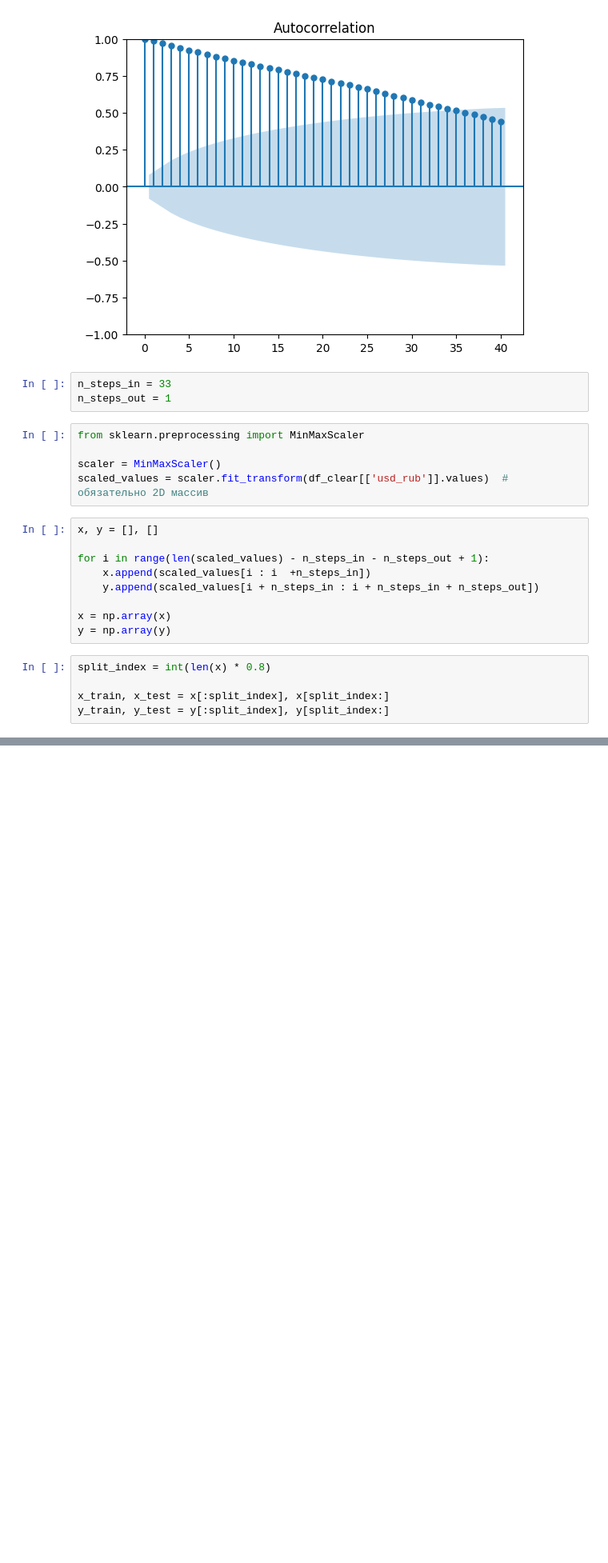
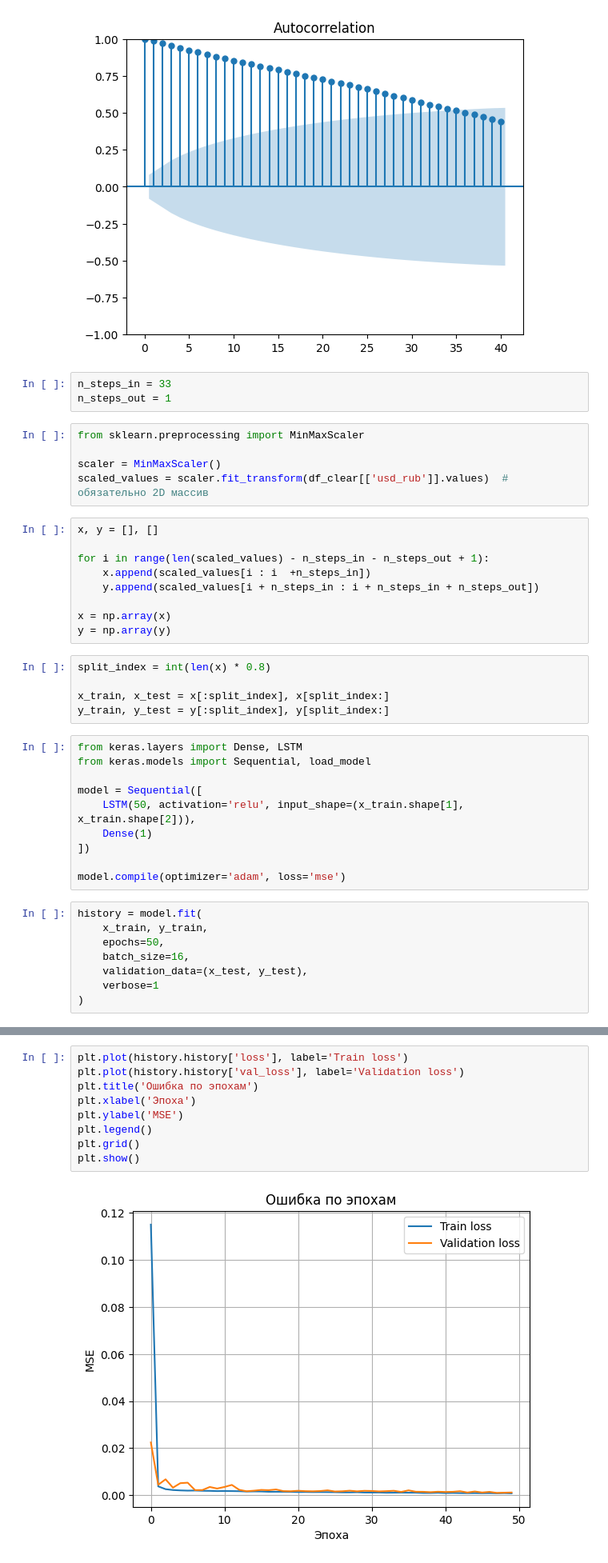
Before and after one commit to OspaNY/usd_to_rub_analysis, a Jupyter notebook: main.ipynb, the cells around one changed output, grey strips where cells are left out. Shown at 80% size. Drawn from its saved outputs; the diff is of its cells as text; blank space fills up the shorter version.

Commit message:
Добавлена LSTM-модель

```diff
--- a/main.ipynb
+++ b/main.ipynb
@@ -318,3 +318,21 @@ split_index = int(len(x) * 0.8)
 
 x_train, x_test = x[:split_index], x[split_index:]
 y_train, y_test = y[:split_index], y[split_index:]
+# %%
+from keras.layers import Dense, LSTM
+from keras.models import Sequential, load_model
+
+model = Sequential([
+    LSTM(50, activation='relu', input_shape=(x_train.shape[1], x_train.shape[2])),
+    Dense(1)
+])
+
+model.compile(optimizer='adam', loss='mse')
+# %%
+history = model.fit(
+    x_train, y_train,
+    epochs=50,
+    batch_size=16,
+    validation_data=(x_test, y_test),
+    verbose=1
+)
@@ -320,0 +357,11 @@ y_train, y_test = y[:split_index], y[split_index:]
+# %%
+plt.plot(history.history['loss'], label='Train loss')
+plt.plot(history.history['val_loss'], label='Validation loss')
+plt.title('Ошибка по эпохам')
+plt.xlabel('Эпоха')
+plt.ylabel('MSE')
+plt.legend()
+plt.grid()
+plt.show()
+# %% [output]
+[figure, added]
```
Also changed, not shown: parts of 5 cells of this notebook.
